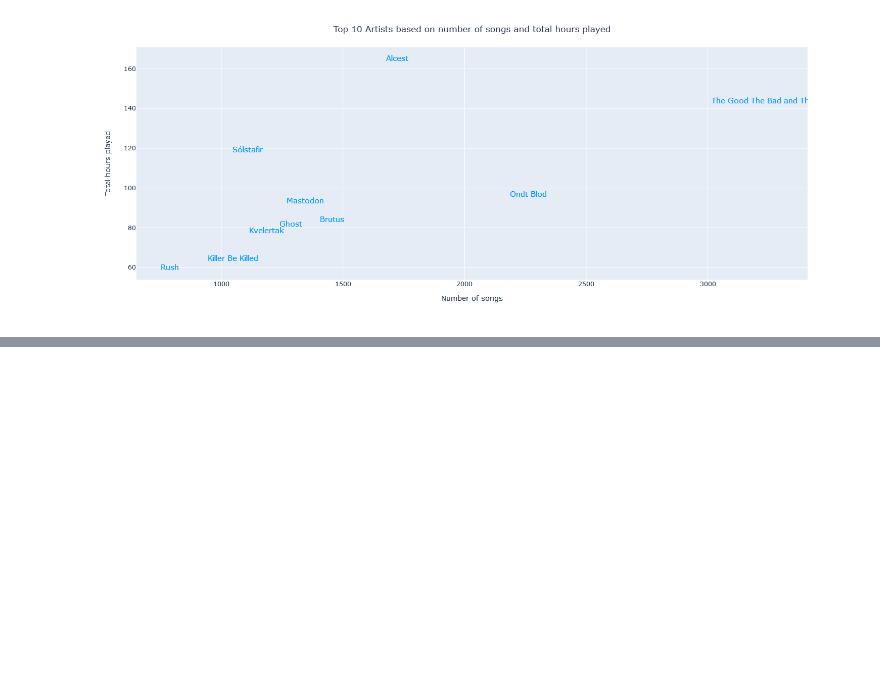
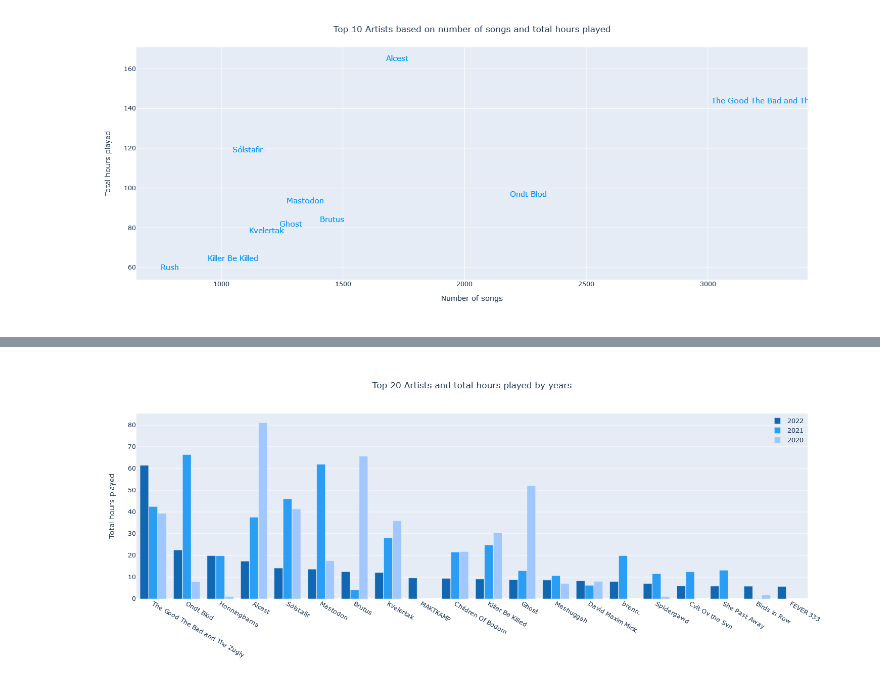
Before and after one commit to mariovalkovic/spotify_data_exploration, a Jupyter notebook: spotify_data_exploration.ipynb, the cells around one changed output, grey strips where cells are left out. Drawn from its saved outputs; the diff is of its cells as text; code cells hidden in the pictures; blank space fills up the shorter version.

```diff
--- a/spotify_data_exploration.ipynb
+++ b/spotify_data_exploration.ipynb
@@ -93,0 +95,23 @@ fig
+# %%
+hours2022 = df2022.groupby('artist_name').sum().sort_values('ms_played', ascending=False)/(60*60*1000)
+hours2022 = hours2022.round(2)
+tracks2022 = df2022.value_counts(['artist_name']).to_frame()
+stats2022 = hours2022.join(tracks2022, on='artist_name', how='inner').reset_index()
+stats2022.columns = ['artist_name', 'hrs_played_2022', 'tracks_2022']
+# %%
+hours2021 = df2021.groupby('artist_name').sum().sort_values('ms_played', ascending=False)/(60*60*1000)
+hours2021 = hours2021.round(2)
+tracks2021 = df2021.value_counts(['artist_name']).to_frame()
+stats_3years = stats2022.join(hours2021, on='artist_name', how='outer')
+stats_3years = stats_3years.join(tracks2021, on='artist_name', how='outer')
+stats_3years = stats_3years.sort_values('hrs_played_2022', ascending=False)
+stats_3years.columns = ['artist_name', 'hrs_played_2022', 'tracks_2022', 'hrs_played_2021', 'tracks_2021']
+# %%
+hours2020 = df2020.groupby('artist_name').sum().sort_values('ms_played', ascending=False)/(60*60*1000)
+hours2020 = hours2020.round(2)
+tracks2020 = df2020.value_counts(['artist_name']).to_frame()
+stats_3years = stats_3years.join(hours2020, on='artist_name', how='outer')
+stats_3years = stats_3years.join(tracks2020, on='artist_name', how='outer')
+stats_3years = stats_3years.sort_values('hrs_played_2022', ascending=False)
+stats_3years.columns = ['artist_name', 'hrs_played_2022', 'tracks_2022', 'hrs_played_2021', 'tracks_2021', 'hrs_played_2020', 'tracks_2020']
+stats_3years.head(20)
@@ -93,0 +136,22 @@ fig
+# %%
+fig = go.Figure()
+bands = stats_3years['artist_name'].head(20).values.tolist()
+hours2020 = stats_3years['hrs_played_2020'].head(20).values.tolist()
+hours2021 = stats_3years['hrs_played_2021'].head(20).values.tolist()
+hours2022 = stats_3years['hrs_played_2022'].head(20).values.tolist()
+fig.add_trace(go.Bar(x=bands, y=hours2022, name='2022', marker_color='rgb(17, 103, 177)'))
+fig.add_trace(go.Bar(x=bands, y=hours2021, name='2021', marker_color='rgb(42, 157, 244)'))
+fig.add_trace(go.Bar(x=bands, y=hours2020, name='2020', marker_color='rgb(160, 200, 255)'))
+fig.update_layout(
+    height=600,
+    title_x=0.5,
+    title_text='Top 20 Artists and total hours played by years',
+    yaxis_title='Total hours played',
+    legend=dict(x=0.94,y=1.0, bgcolor='rgba(255, 255, 255, 0)',
+    bordercolor='rgba(255, 255, 255, 0)'),
+    barmode='group',
+    bargap=0.2,
+    bargroupgap=0.05)
+fig
+# %% [output]
+[figure, added]
```
Also changed, not shown: parts of 6 cells of this notebook.
